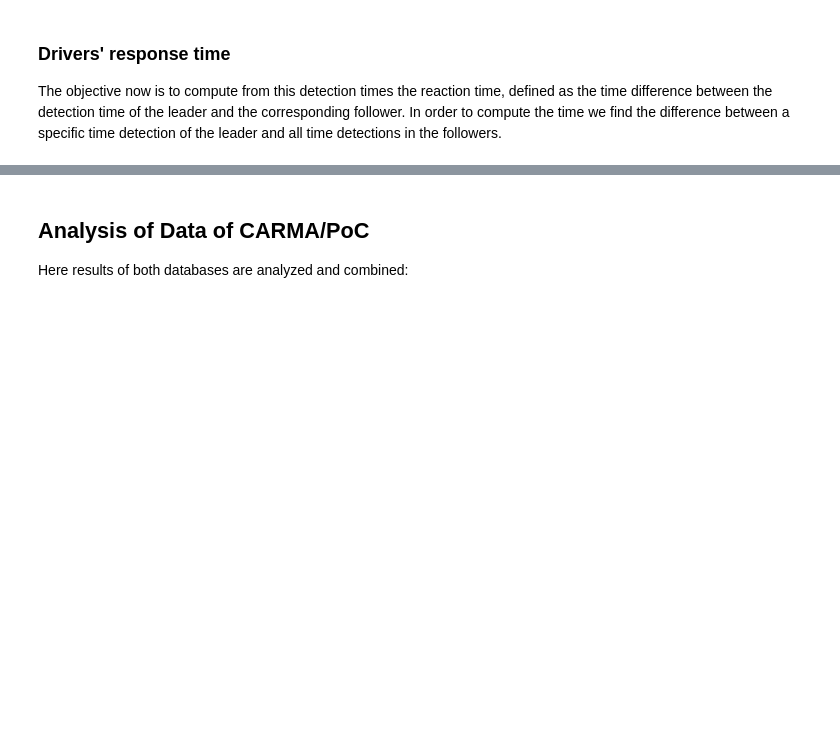
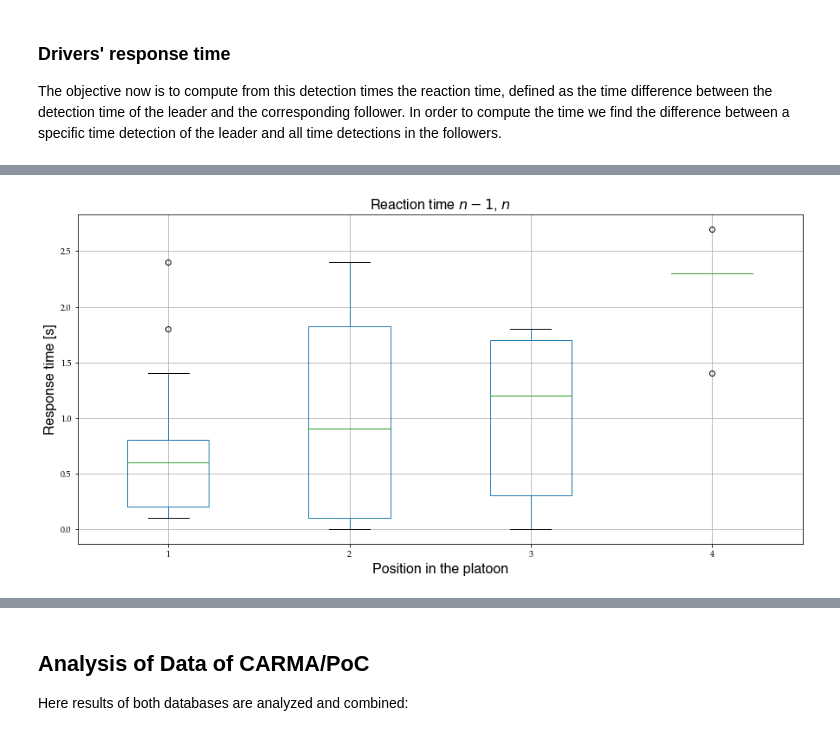
Before and after one commit to licit-lab/vrt_analysis, a Jupyter notebook: TF-AnalysisResponseTime.ipynb, the cells around one changed output, grey strips where cells are left out. Saved outputs shown, nothing was run; the diff lists cells and outputs as text; code cells hidden in the pictures; blank space fills up the shorter version.

```diff
--- a/TF-AnalysisResponseTime.ipynb
+++ b/TF-AnalysisResponseTime.ipynb
@@ -484,0 +550,10 @@ ax.set_ylabel('Relative Frequency');
+# %%
+f, ax = plt.subplots(figsize = (15,7))
+dfresp_time = pd.DataFrame(total_resp_time, columns = [1,2,3,4])
+dfresp_time[dfresp_time>10] = np.nan
+dfresp_time.boxplot();
+ax.set_ylabel('Response time [s]',**hfont);
+ax.set_xlabel('Position in the platoon',**hfont);
+ax.set_title('Reaction time $n-1$, $n$',**hfont);
+# %% [output]
+[figure, added]
```
Also changed, not shown: parts of 8 cells of this notebook, 3 other files.
